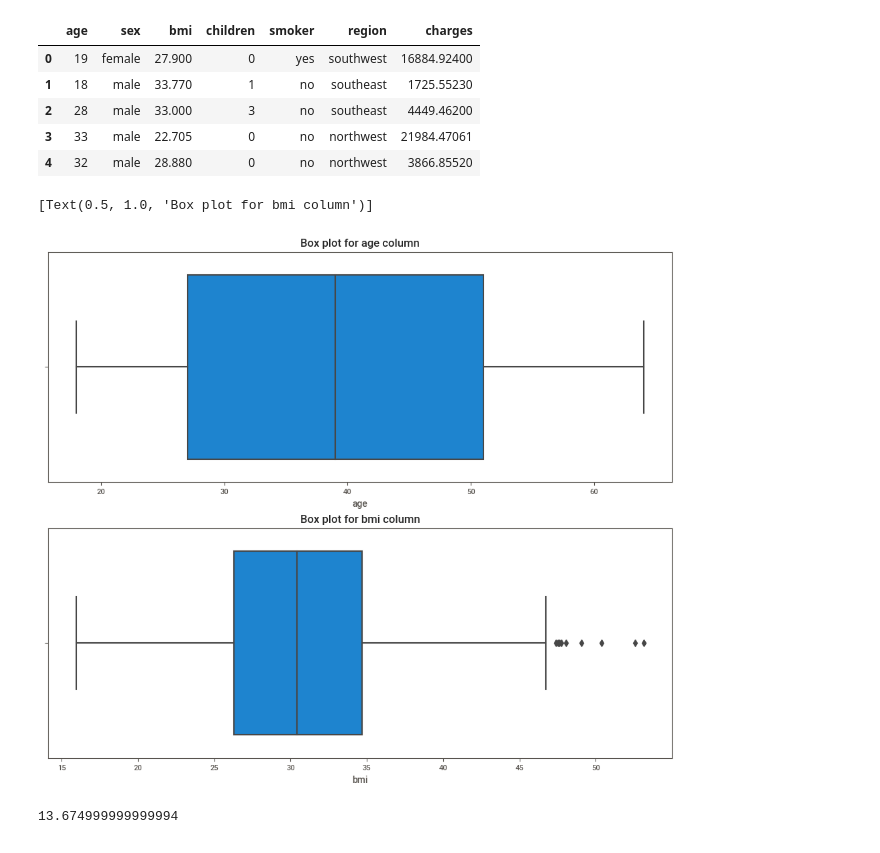
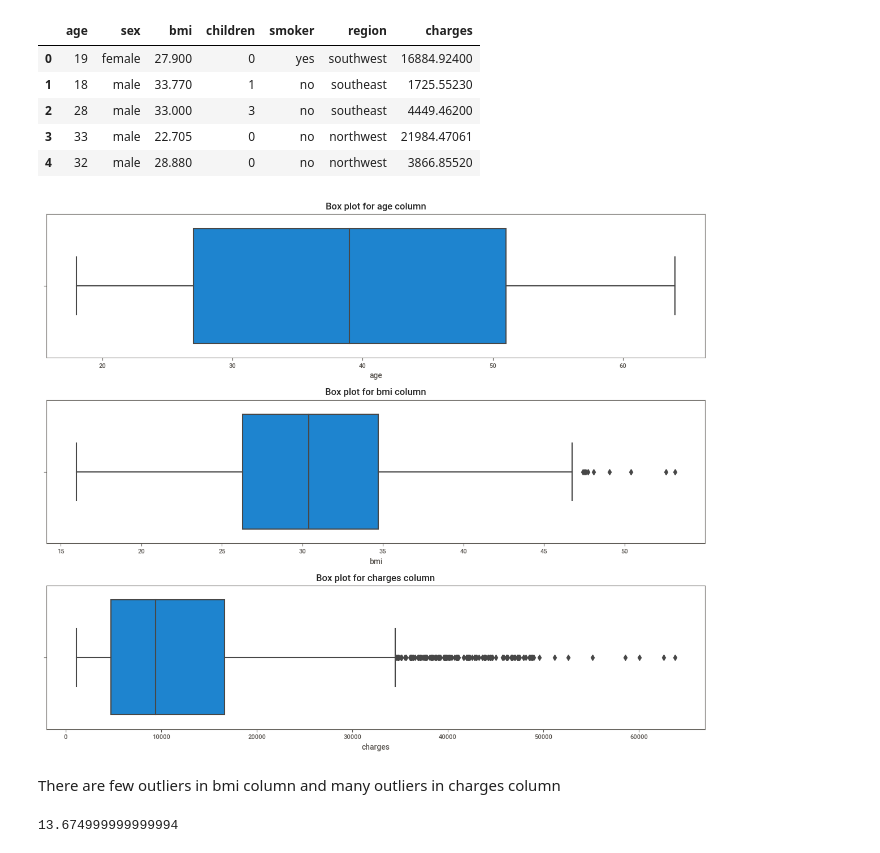
Before and after one commit to rajasinghj37/Insurance-Cost-Prediction, a Jupyter notebook: PRCP-1021-InsCostPred.ipynb, the cells around one changed output. Drawn from its saved outputs; the diff is of its cells as text; code cells hidden in the pictures.

```diff
--- a/PRCP-1021-InsCostPred.ipynb
+++ b/PRCP-1021-InsCostPred.ipynb
@@ -309,12 +309,15 @@ insurance_dataset.head()
 # %%
 #step 4 : Handle outliers
 plt.rcParams["figure.figsize"] = (12,10)
-fig, axes = plt.subplots(2)
+fig, axes = plt.subplots(3)
 sns.boxplot(x= 'age',data=insurance_dataset, ax=axes[0]).set(title='Box plot for age column')
 sns.boxplot(x= 'bmi',data=insurance_dataset, ax=axes[1]).set(title='Box plot for bmi column')
+sns.boxplot(x= 'charges',data=insurance_dataset, ax=axes[2]).set(title='Box plot for charges column')
+plt.tight_layout()
 # %% [output]
-[Text(0.5, 1.0, 'Box plot for bmi column')]
-[figure, old version]
+[figure, new version]
+# %% [markdown]
+There are few outliers in bmi column and many outliers in charges column
 # %%
 #Outlier detection using IQR:
 Q1 = np.percentile(ins_df['bmi'],25)
```
Also changed, not shown: parts of 31 cells of this notebook.
